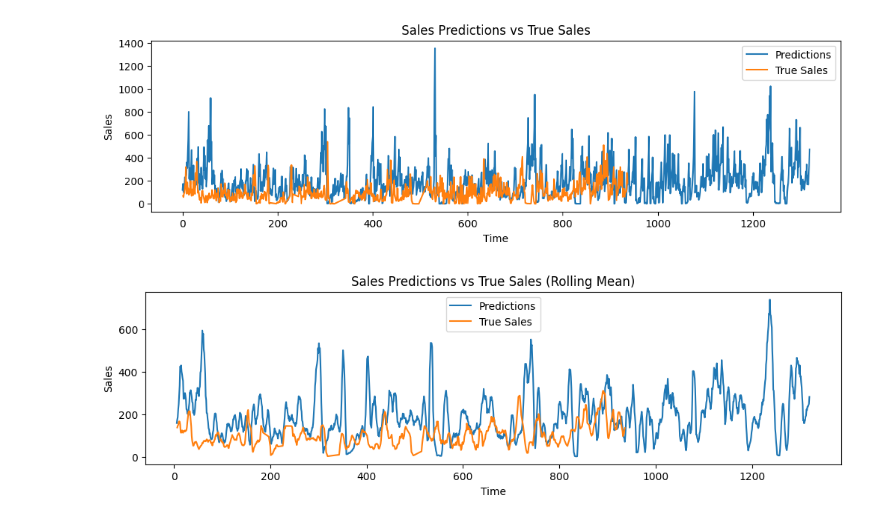
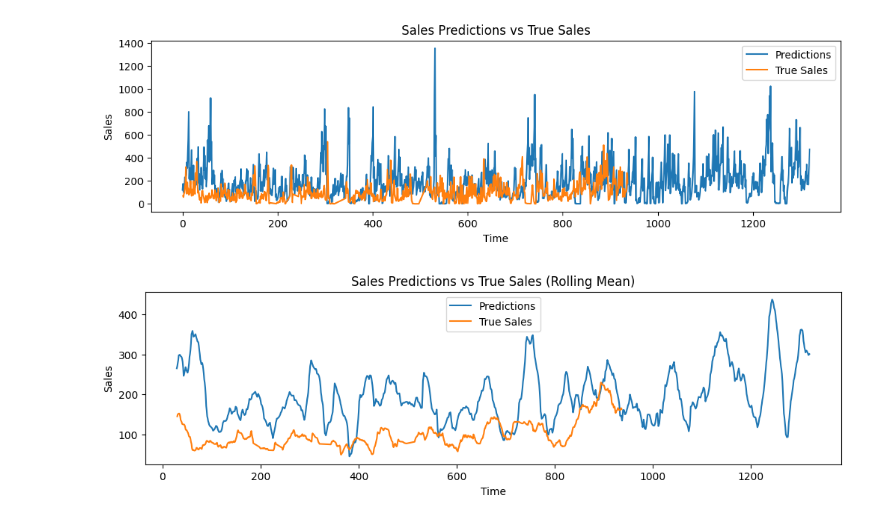
Before and after one commit to andresbarcia/DataAnalisys, a Jupyter notebook: Retail_Sales_Forecasting.ipynb, the cells around one changed output. Cells and saved outputs as stored; diff of their text form; code cells hidden in the pictures.

```diff
--- a/Retail_Sales_Forecasting.ipynb
+++ b/Retail_Sales_Forecasting.ipynb
@@ -260,9 +306,9 @@ ids_subset = train['IDs'].unique().tolist()
 # %%
 num_horizons= 2
 # %%
-date = (train['DATE'].unique().tolist() * config["num_horizons"])
-id = np.repeat(ids_subset, config["num_horizons"])
-pred = [None] * len(ids_subset) * config["num_horizons"]
+date = (train['DATE'].unique().tolist() * num_horizons)
+id = np.repeat(ids_subset, num_horizons)
+pred = [None] * len(ids_subset) * num_horizons
 print(date[:7], id[:7], pred[:7])
 # %% [output]
 ['2014-01-02', '2014-01-03', '2014-01-04', '2014-01-05', '2014-01-06', '2014-01-07', '2014-01-08'] [0 0 1 1 2 2 3] [None, None, None, None, None, None, None]
@@ -290,14 +336,6 @@ df_preds_sarima.head()
 | 2 | 2014-01-06 | None |
 # %%
 # # Current fitting try:
-
-df_preds_sarima = pd.DataFrame(
-    {
-        'ID': np.repeat(ids_subset, num_horizons),
-        'DATE': train['DATE'].unique().tolist() * num_horizons,
-        'PRED': [None] * len(ids_subset) * num_horizons
-    },
-).set_index('ID')
 
 for id in tqdm(ids_subset):
     # select training time series
@@ -353,22 +391,22 @@ plt.show()
 [figure]
 # %%
 # Calculate the rolling mean with a window size of 7
-predictions_rolling = pd.Series(predicitions).rolling(window=7).mean()
-true_sales_rolling = pd.Series(t_sales).rolling(window=7).mean()
+predictions_rolling = pd.Series(predicitions).rolling(window=30).mean()
+true_sales_rolling = pd.Series(t_sales).rolling(window=30).mean()
 
 # Plot the data
 plt.plot(predictions_rolling, label='Predictions')
 plt.plot(true_sales_rolling, label='True Sales')
 
 # Add labels and title
 plt.xlabel('Time')
 plt.ylabel('Sales')
 plt.title('Sales Predictions vs True Sales (Rolling Mean)')
 
 # Add legend
 plt.legend()
 
 # Show the plot
 plt.show()
 # %% [output]
-[figure, old version]
+[figure, new version]
```
Also changed, not shown: parts of 7 cells of this notebook.
